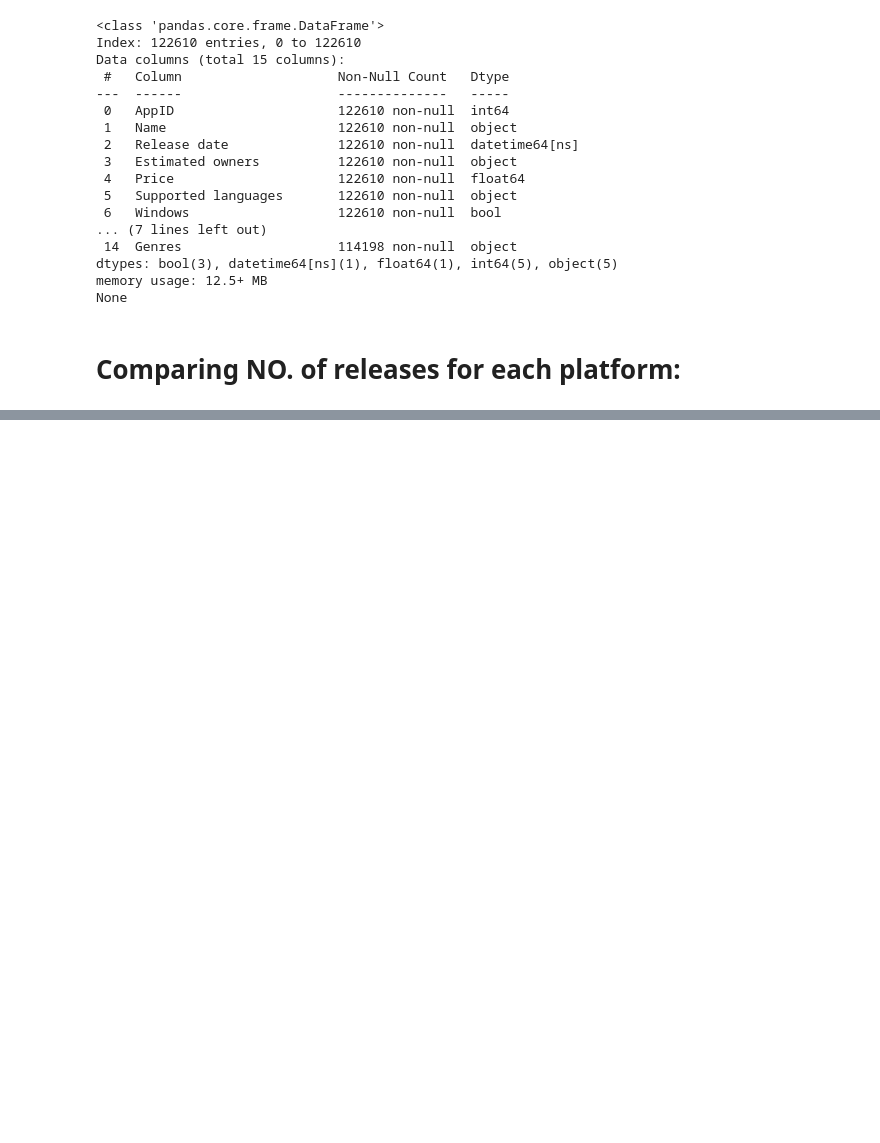
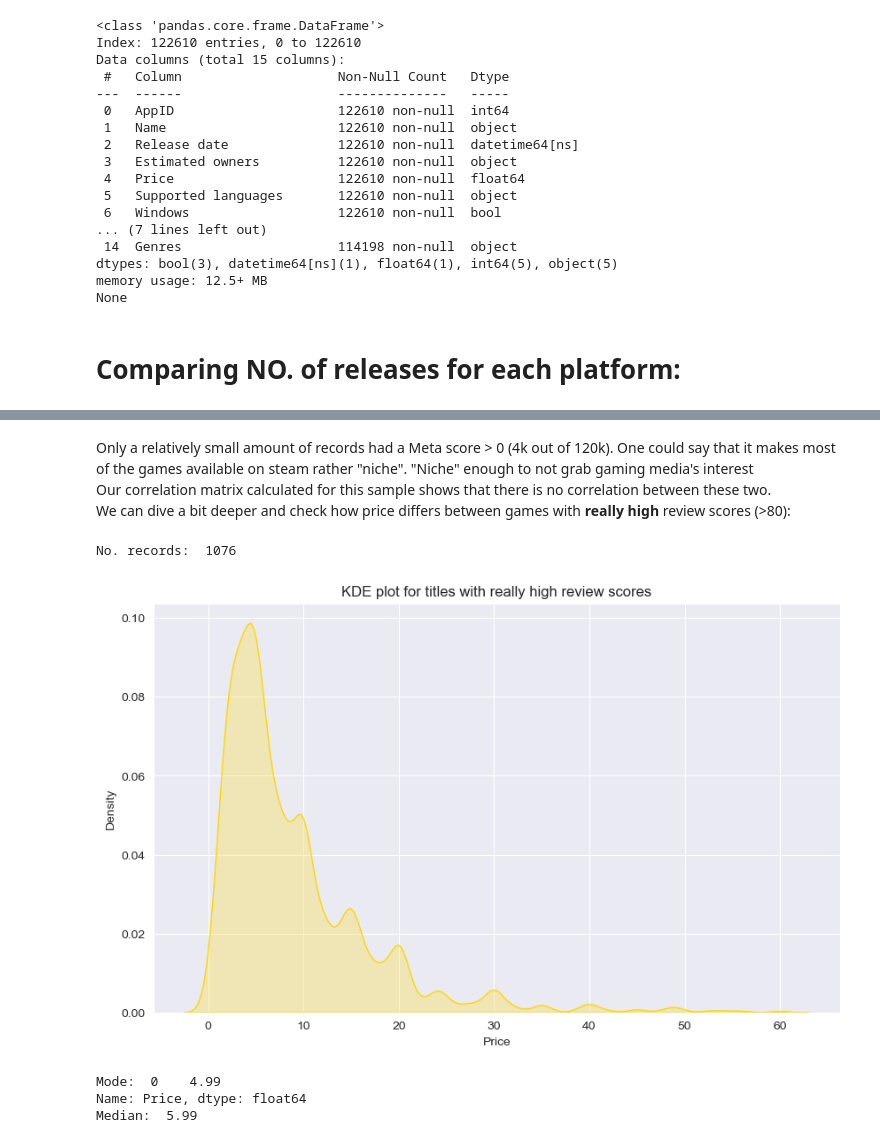
Before and after one commit to Drag0neUsz/EDA1_Steam_Games, a Jupyter notebook: EDA0.ipynb, the cells around one changed output, grey strips where cells are left out. Cells and saved outputs as stored; diff of their text form; code cells hidden in the pictures; blank space fills up the shorter version.

```diff
--- a/EDA0.ipynb
+++ b/EDA0.ipynb
@@ -102,0 +132,21 @@ dtype: int64
+# %% [markdown]
+Only a relatively small amount of records had a Meta score > 0 (4k out of 120k). One could say that it makes most of the games available on steam rather "niche". "Niche" enough to not grab gaming media's interest <br>
+Our correlation matrix calculated for this sample shows that there is no correlation between these two.
+<br> We can dive a bit deeper and check how price differs between games with __really high__ review scores (>80):
+# %%
+df_price_metacritic=df_price_metacritic[df_price_metacritic['Metacritic score']>80]
+print("No. records: ", len(df_price_metacritic))
+
+plt.figure(figsize=(10, 6))
+
+sns.kdeplot(data=df_price_metacritic, x='Price', fill=True, bw_adjust=0.5, color='gold')
+plt.title('KDE plot for titles with really high review scores')
+plt.show()
+print("Mode: ", df_price_metacritic['Price'].mode())
+print("Median: ", df_price_metacritic['Price'].median())
+# %% [output]
+No. records:  1076
+[figure, added]
+Mode:  0    4.99
+Name: Price, dtype: float64
+Median:  5.99
```
Also changed, not shown: parts of 8 cells of this notebook.
